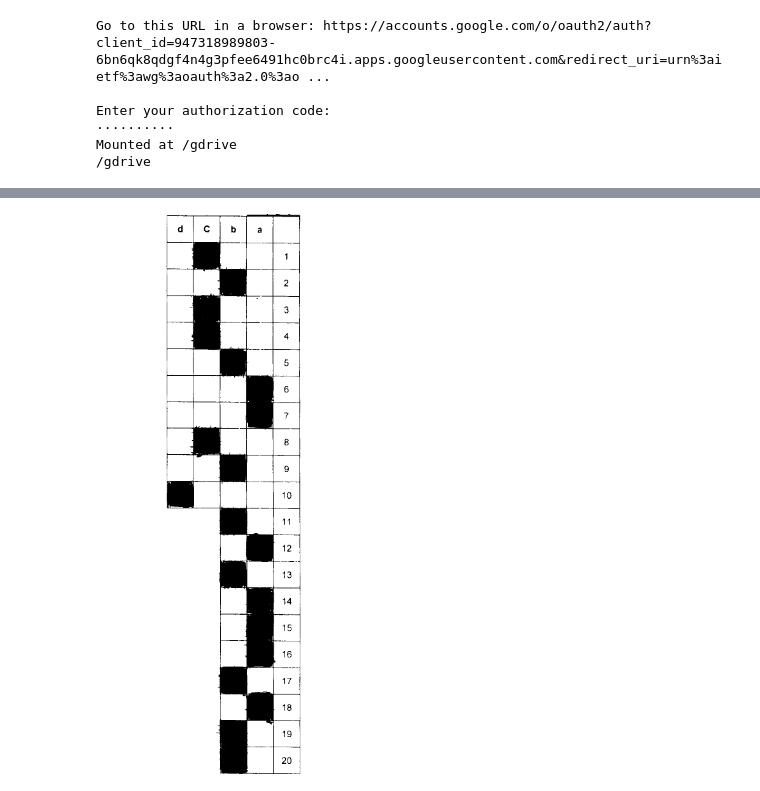
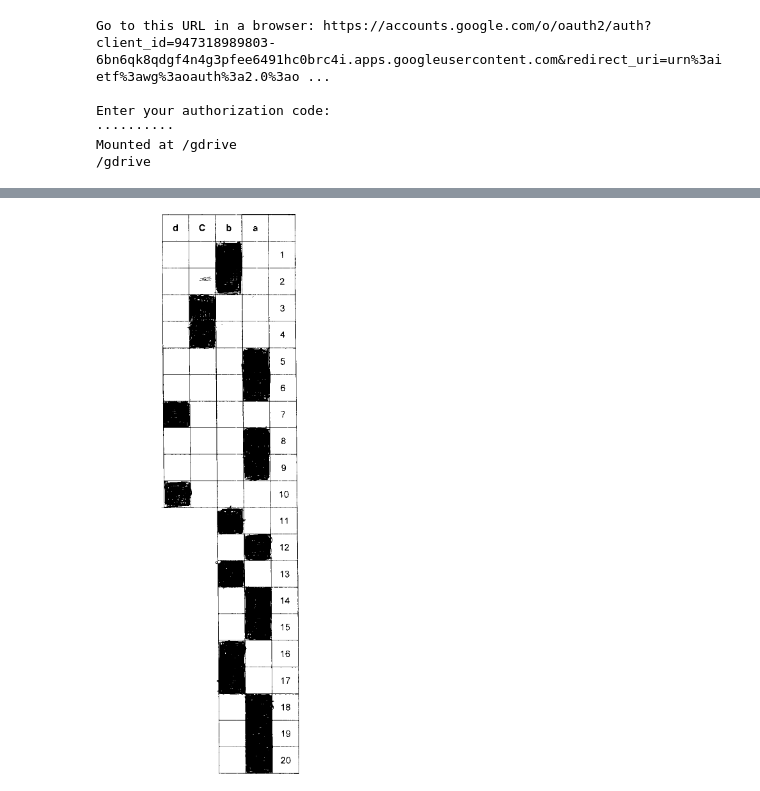
Before and after one commit to alura-cursos/Visao_computacional-OMR, a Jupyter notebook: correcao_prova.ipynb, the cells around one changed output, grey strips where cells are left out. Cells and saved outputs as stored; diff of their text form; code cells hidden in the pictures.

```diff
--- a/correcao_prova.ipynb
+++ b/correcao_prova.ipynb
@@ -26,14 +28,14 @@ def abrir_imagem(img_caminho):
     return imagem
 # %%
 caminho_absoluto = lambda img_nome:"My Drive/Curso-OMR/images-test/"+img_nome
-nome_imagem = "teste1.png"
+nome_imagem = "teste0.png"
 imagem = abrir_imagem(caminho_absoluto(nome_imagem))
 # %%
-_, img_binarizada = cv2.threshold(imagem, 0, 255, cv2.THRESH_BINARY+cv2.THRESH_OTSU)
+_, imagem_binaria = cv2.threshold(imagem, 0, 255, cv2.THRESH_BINARY+cv2.THRESH_OTSU)
 # %%
 from google.colab.patches import cv2_imshow
 
-cv2_imshow(img_binarizada)
+cv2_imshow(imagem_binaria)
 # %% [output]
-[figure, old version]
+[figure, new version]
 # %%
```
Also changed, not shown: parts of 3 cells of this notebook.
